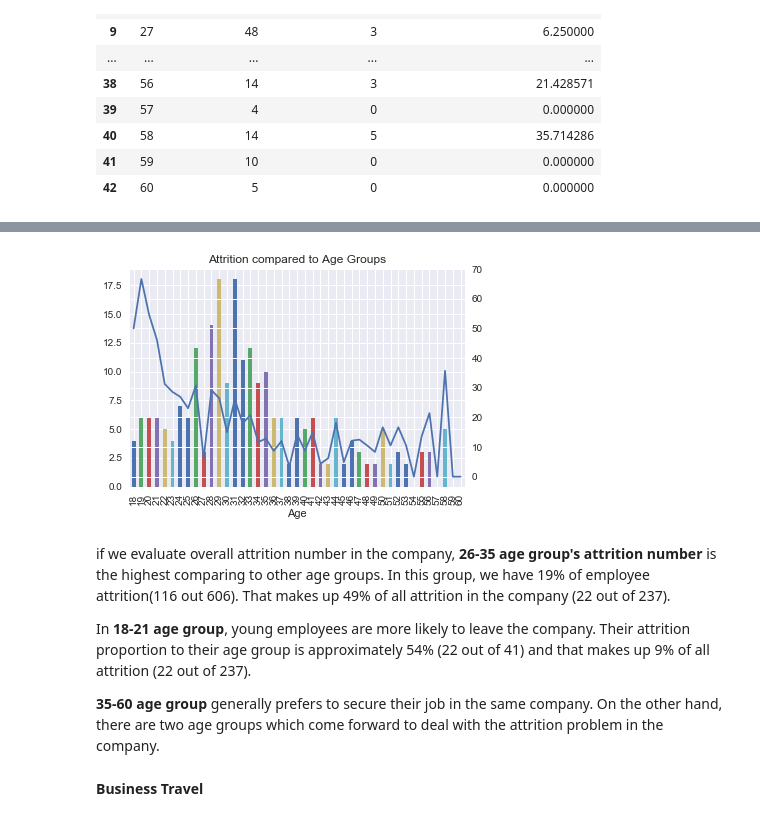
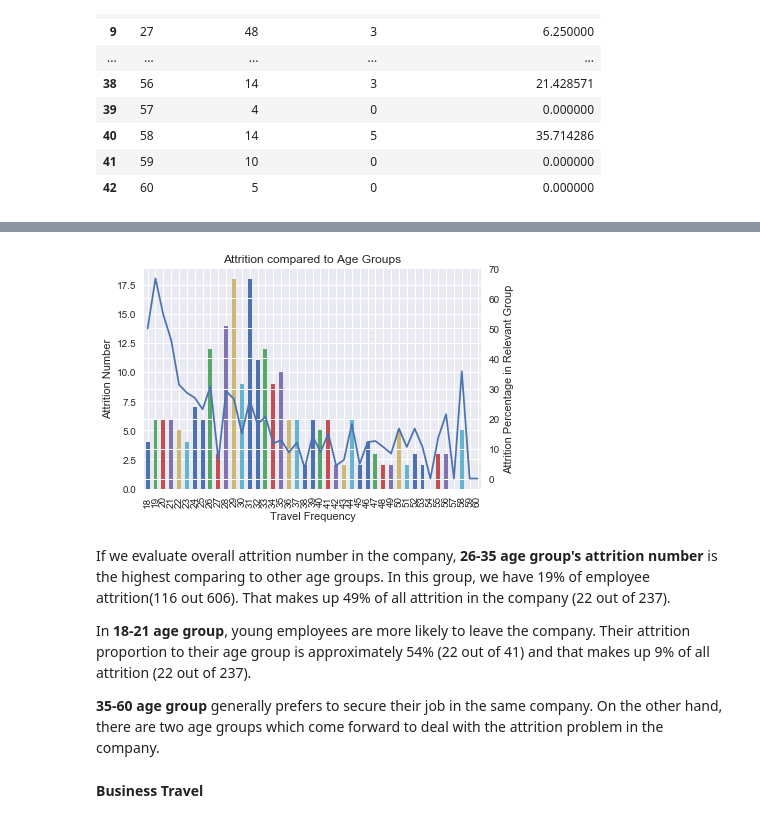
Before and after one commit to ShiningData/Capstone_Project-IBM_HR_Analytics, a Jupyter notebook: HR Analytics Employee Attrition and Performance.ipynb, the cells around one changed output, grey strips where cells are left out. Drawn from its saved outputs; the diff is of its cells as text; code cells hidden in the pictures.

```diff
--- a/HR Analytics Employee Attrition and Performance.ipynb
+++ b/HR Analytics Employee Attrition and Performance.ipynb
@@ -380,16 +371,20 @@ plt.show()
 # %%
 # Attrition compared to Age Groups Graph
 fig0, ax1 = plt.subplots()
 ax2 = ax1.twinx()
 age_att.set_index(age_att['Age'], drop=True, inplace=True)
 age_att['Attrition Number'].plot(kind = 'bar', stacked = True, ax = ax1)
-age_att['% Attrition of Relevant Age Group'].plot(use_index = False, kind = 'line', secondary_y = True, ax = ax2)
+age_att['% Attrition of Relevant Age Group'].plot(use_index = False, kind = 'line', ax = ax2)
 plt.title('Attrition compared to Age Groups')
+ax1.set_xlabel("Travel Frequency")
+ax1.set_ylabel("Attrition Number")
+ax2.set_ylabel("Attrition Percentage in Relevant Group")
+plt.tight_layout()
 plt.show()
 # %% [output]
-[figure, old version]
+[figure, new version]
 # %% [markdown]
-if we evaluate overall attrition number in the company,  **26-35 age group's attrition number** is the highest comparing to other age groups. In this group, we have 19% of employee attrition(116 out 606). That makes up 49% of all attrition in the company (22 out of 237).
+If we evaluate overall attrition number in the company,  **26-35 age group's attrition number** is the highest comparing to other age groups. In this group, we have 19% of employee attrition(116 out 606). That makes up 49% of all attrition in the company (22 out of 237).
 
 In **18-21 age group**, young employees are more likely to leave the company. Their attrition proportion to their age group is approximately 54% (22 out of 41) and that makes up 9% of all attrition (22 out of 237).
 
```
Also changed, not shown: parts of 79 cells of this notebook.
